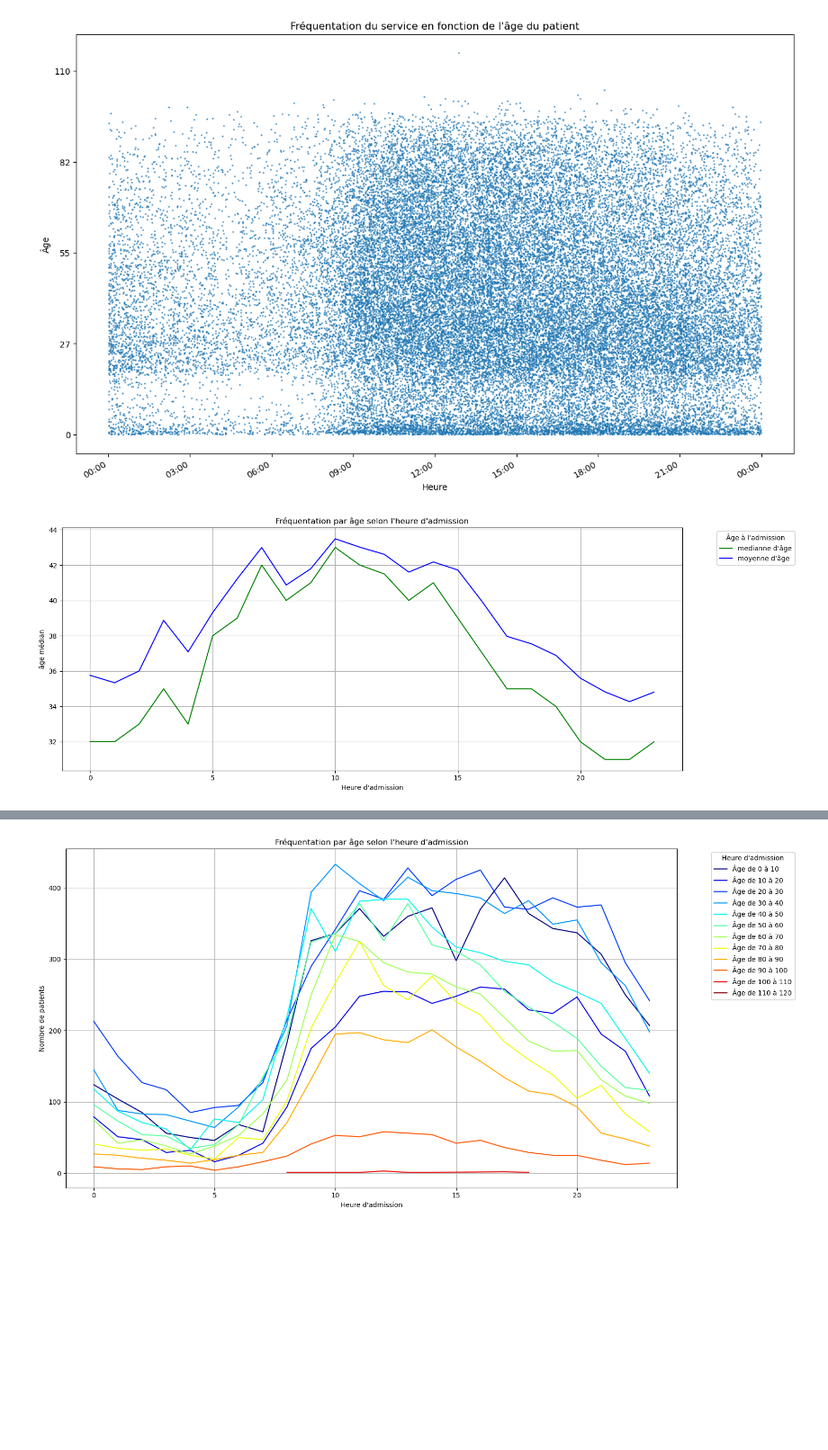
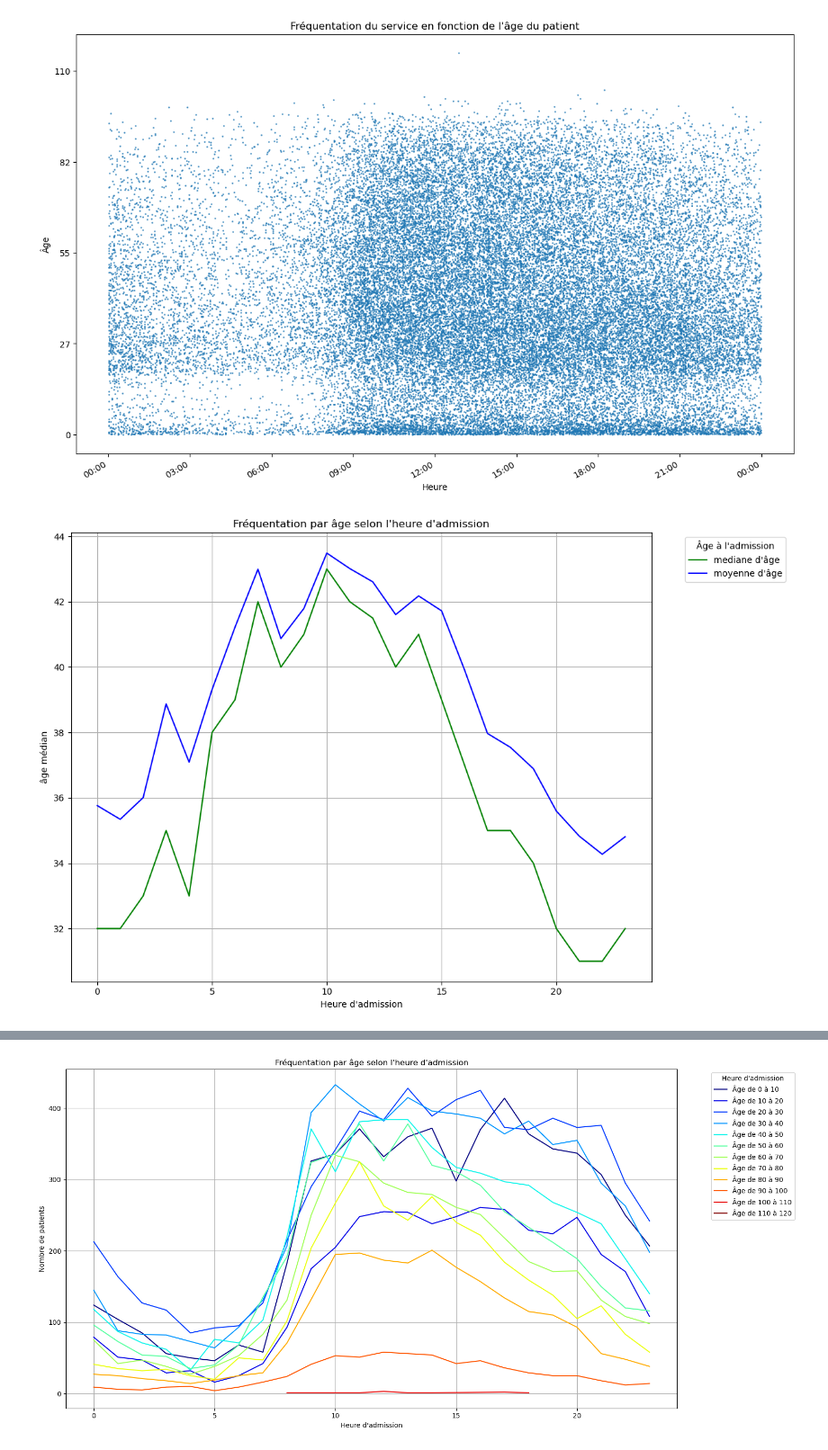
Before and after one commit to martincalu/admissions_urg, a Jupyter notebook: admissions urg.ipynb, the cells around one changed output, grey strips where cells are left out. Shown at 90% size. Saved outputs shown, nothing was run; the diff lists cells and outputs as text; code cells hidden in the pictures; blank space fills up the shorter version.

```diff
--- a/admissions urg.ipynb
+++ b/admissions urg.ipynb
@@ -297,19 +331,19 @@ plt.show()
 # %%
 age_medians = masked_df.groupby('heure admission extraite')["age"].median()
 age_means = masked_df.groupby('heure admission extraite')["age"].mean()
 
 
-plt.figure(figsize=(16, 6))
+plt.figure(figsize=(12,8))
 
-plt.plot(age_medians.index, age_medians, label="medianne d'âge", color="green")
+plt.plot(age_medians.index, age_medians, label="mediane d'âge", color="green")
 plt.plot(age_means.index, age_means, label="moyenne d'âge", color="blue")
 
 plt.xlabel("Heure d'admission")
 plt.ylabel("âge médian")
 plt.title("Fréquentation par âge selon l'heure d'admission")
 plt.legend(title="Âge à l'admission", bbox_to_anchor=(1.05, 1), loc='upper left')
 plt.grid(True)
 plt.tight_layout()
 plt.show()
 # %% [output]
-[figure, old version]
+[figure, new version]
```
Also changed, not shown: parts of 11 cells of this notebook.
